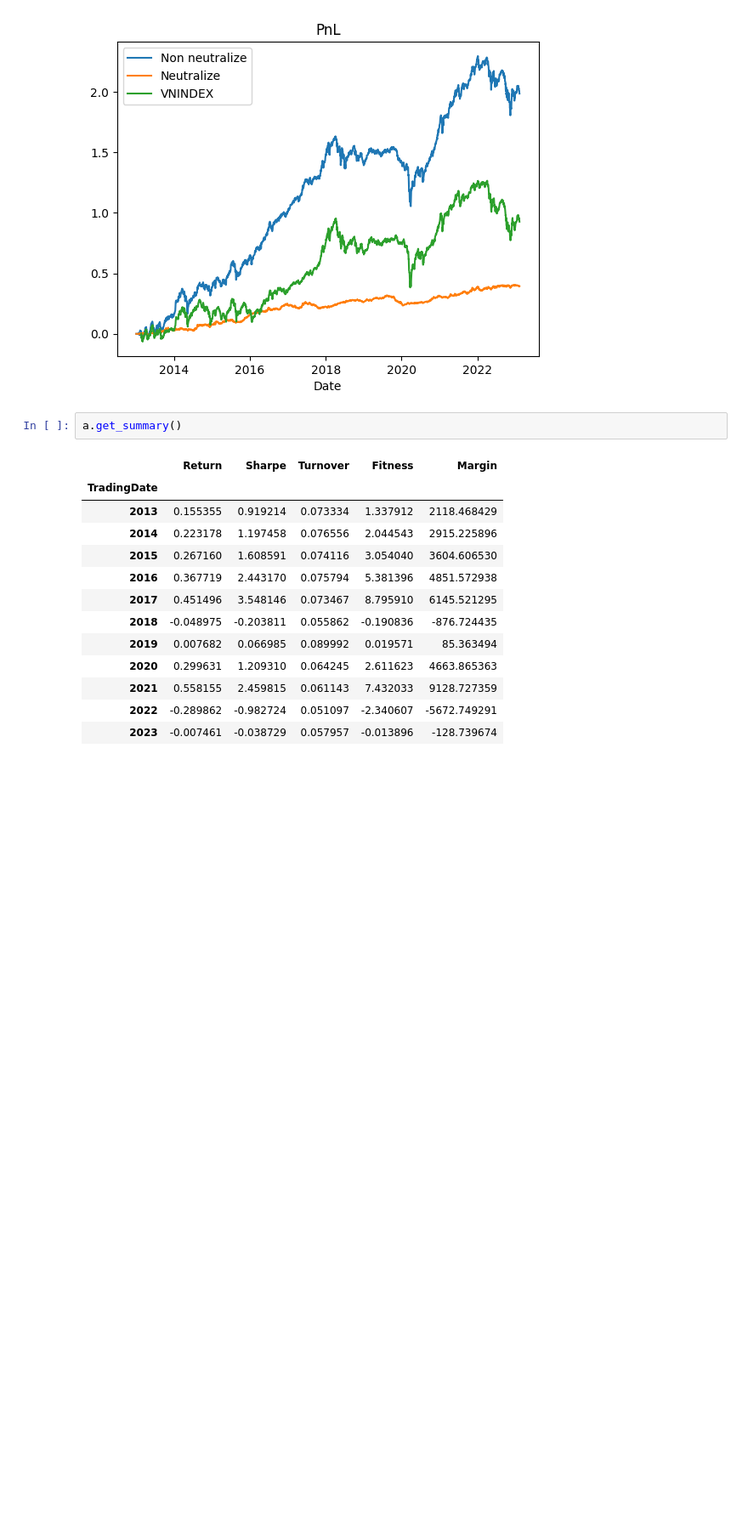
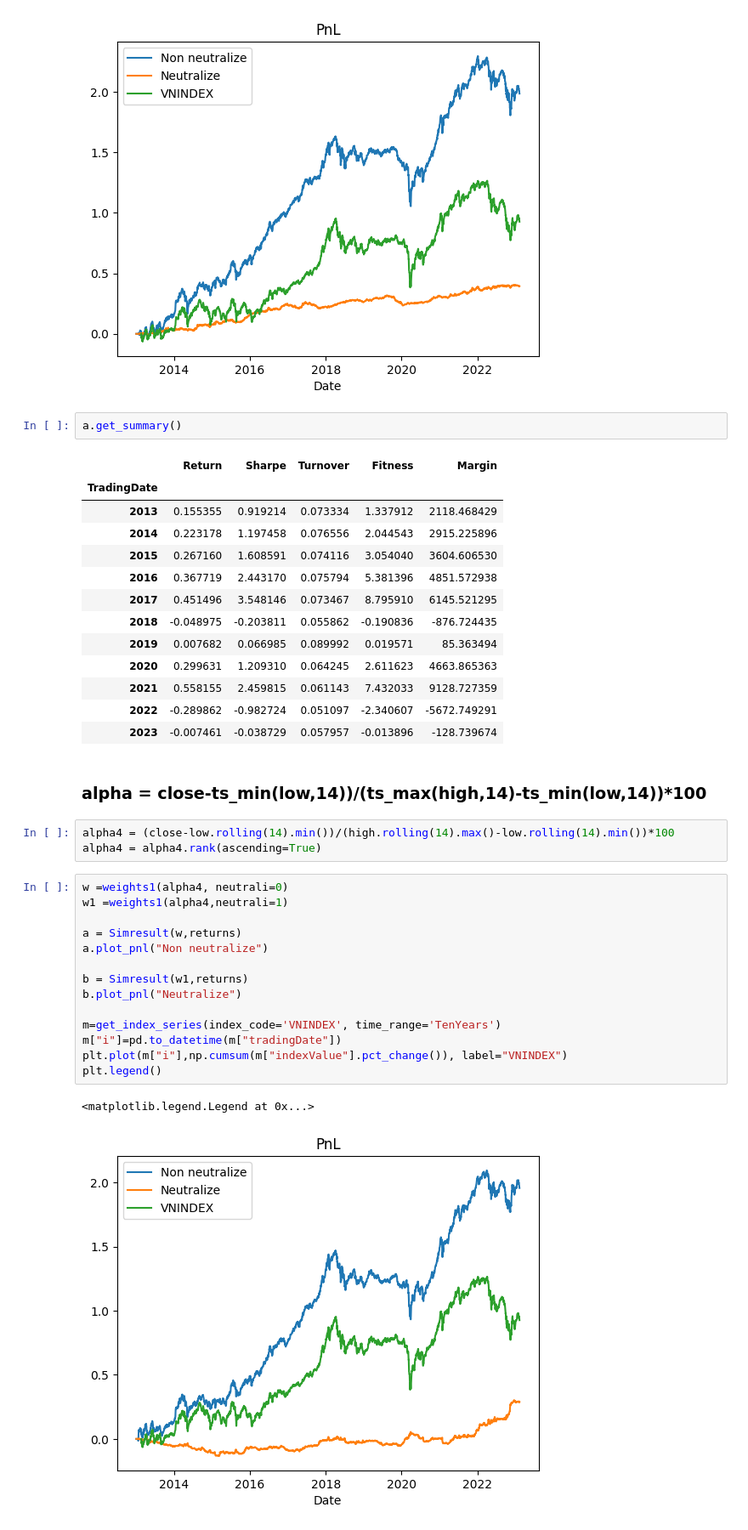
Before and after one commit to khanhtrinh2003/VN30-Strategy, a Jupyter notebook: main.ipynb, the cells around one changed output. Shown at 85% size. Cells and saved outputs as stored; diff of their text form; blank space fills up the shorter version.

```diff
--- a/main.ipynb
+++ b/main.ipynb
@@ -179,3 +209,25 @@ a.get_summary()
 | 2021 | 0.558155 | 2.459815 | 0.061143 | 7.432033 | 9128.727359 |
 | 2022 | -0.289862 | -0.982724 | 0.051097 | -2.340607 | -5672.749291 |
 | 2023 | -0.007461 | -0.038729 | 0.057957 | -0.013896 | -128.739674 |
+# %% [markdown]
+### alpha = close-ts_min(low,14))/(ts_max(high,14)-ts_min(low,14))*100
+# %%
+alpha4 = (close-low.rolling(14).min())/(high.rolling(14).max()-low.rolling(14).min())*100
+alpha4 = alpha4.rank(ascending=True)
+# %%
+w =weights1(alpha4, neutrali=0)
+w1 =weights1(alpha4,neutrali=1)
+
+a = Simresult(w,returns)
+a.plot_pnl("Non neutralize")
+
+b = Simresult(w1,returns)
+b.plot_pnl("Neutralize")
+
+m=get_index_series(index_code='VNINDEX', time_range='TenYears')
+m["i"]=pd.to_datetime(m["tradingDate"])
+plt.plot(m["i"],np.cumsum(m["indexValue"].pct_change()), label="VNINDEX")
+plt.legend()
+# %% [output]
+<matplotlib.legend.Legend at 0x...>
+[figure, added]
```
Also changed, not shown: parts of 11 cells of this notebook.
